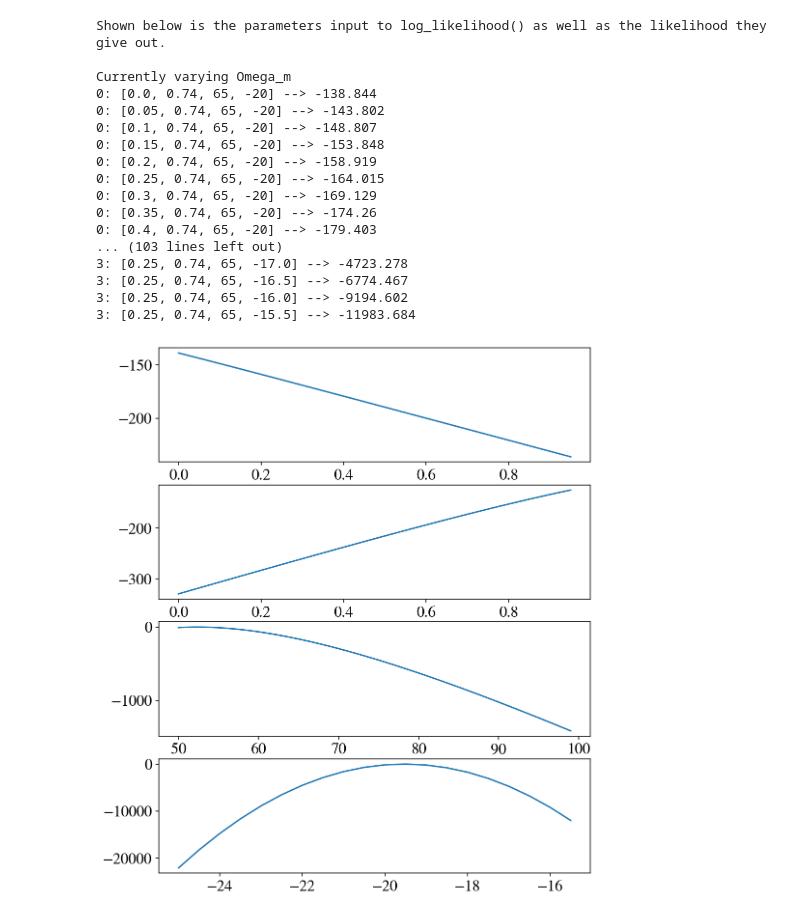
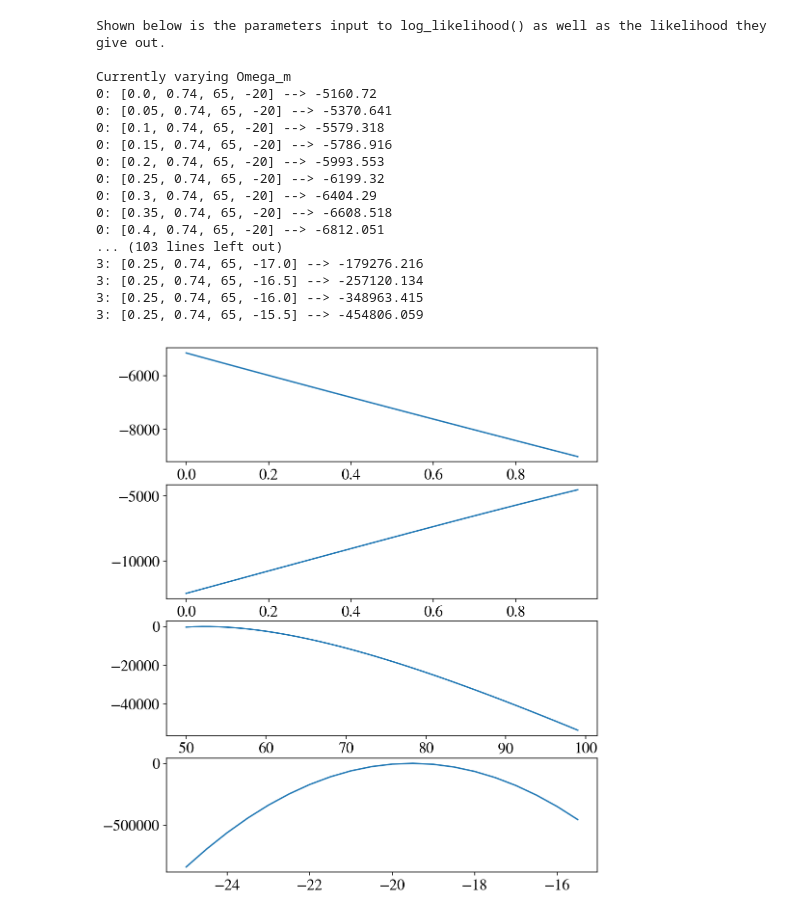
Before and after one commit to r-hensley/250_project_group_2, a Jupyter notebook: notebooks/likelihood_map.ipynb, the cells around one changed output. Drawn from its saved outputs; the diff is of its cells as text; code cells hidden in the pictures.

Commit message:
Remove markov_chain from State class call

```diff
--- a/notebooks/likelihood_map.ipynb
+++ b/notebooks/likelihood_map.ipynb
@@ -65,46 +65,45 @@ def main():
         likelihood_x = np.around(np.arange(min_value, max_value, step), decimals=2)
         likelihood_y = []
         print()
         print(f"Currently varying {variable}")
         for i in likelihood_x:
             input = [start[0], start[1], start[2], start[3]]
             input[arg] = i
-            state = State(markov_chain, input)
+            state = State(input)
             l = markov_chain.log_likelihood(state.tuple)
             print(f"{arg}: {input} --> {round(l, 3)}")
             likelihood_y.append((state.tuple, l))
 
         return likelihood_x, likelihood_y
 
     fig, ax = plt.subplots(4, 1)
 
     print("Shown below is the parameters input to log_likelihood() as well as the likelihood they give out.")
     for i in range(4):
         x, y = map_likelihood(i)
         y = [i[1] for i in y]
         ax[i].plot(x, y)
 
     plt.show()
 
 
-
 main()
 # %% [output]
 Shown below is the parameters input to log_likelihood() as well as the likelihood they give out.
 
 Currently varying Omega_m
-0: [0.0, 0.74, 65, -20] --> -138.844
-0: [0.05, 0.74, 65, -20] --> -143.802
-0: [0.1, 0.74, 65, -20] --> -148.807
-0: [0.15, 0.74, 65, -20] --> -153.848
-0: [0.2, 0.74, 65, -20] --> -158.919
-0: [0.25, 0.74, 65, -20] --> -164.015
-0: [0.3, 0.74, 65, -20] --> -169.129
-0: [0.35, 0.74, 65, -20] --> -174.26
-0: [0.4, 0.74, 65, -20] --> -179.403
+0: [0.0, 0.74, 65, -20] --> -5160.72
+0: [0.05, 0.74, 65, -20] --> -5370.641
+0: [0.1, 0.74, 65, -20] --> -5579.318
+0: [0.15, 0.74, 65, -20] --> -5786.916
+0: [0.2, 0.74, 65, -20] --> -5993.553
+0: [0.25, 0.74, 65, -20] --> -6199.32
+0: [0.3, 0.74, 65, -20] --> -6404.29
+0: [0.35, 0.74, 65, -20] --> -6608.518
+0: [0.4, 0.74, 65, -20] --> -6812.051
 ... (103 lines left out)
-3: [0.25, 0.74, 65, -17.0] --> -4723.278
-3: [0.25, 0.74, 65, -16.5] --> -6774.467
-3: [0.25, 0.74, 65, -16.0] --> -9194.602
-3: [0.25, 0.74, 65, -15.5] --> -11983.684
+3: [0.25, 0.74, 65, -17.0] --> -179276.216
+3: [0.25, 0.74, 65, -16.5] --> -257120.134
+3: [0.25, 0.74, 65, -16.0] --> -348963.415
+3: [0.25, 0.74, 65, -15.5] --> -454806.059
-[figure, old version]
+[figure, new version]
```
